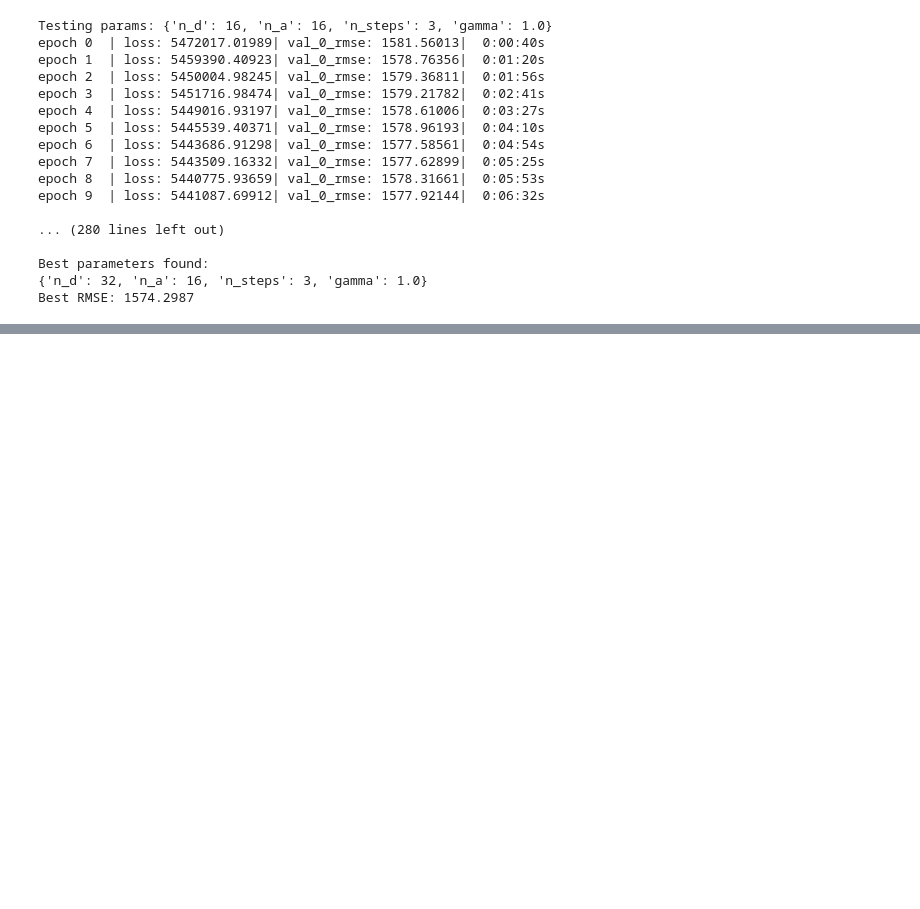
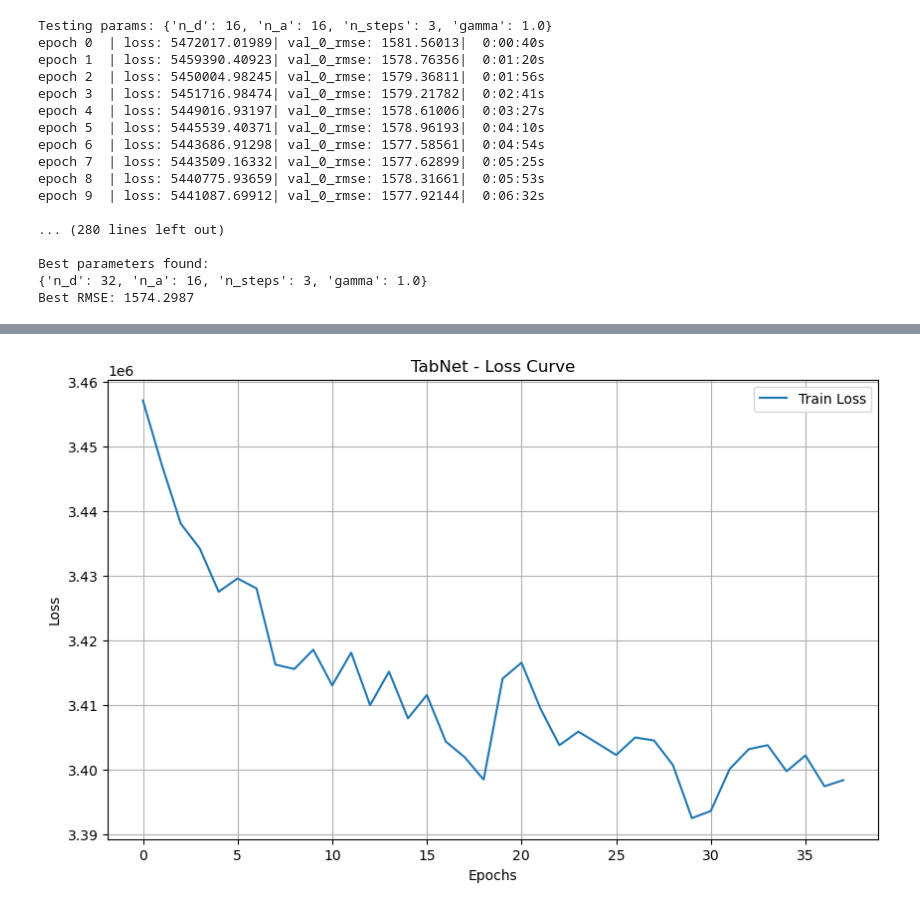
Before and after one commit to kwiatkowskaa/PowerOutage_Prediction, a Jupyter notebook: notebooks/03_model_development.ipynb, the cells around one changed output, grey strips where cells are left out. Saved outputs shown, nothing was run; the diff lists cells and outputs as text; code cells hidden in the pictures; blank space fills up the shorter version.

```diff
--- a/notebooks/03_model_development.ipynb
+++ b/notebooks/03_model_development.ipynb
@@ -827,0 +845,13 @@ model_TabNet_v2.save_model('../models/tabnet_model_v2')
+# %%
+train_loss = model_TabNet_v2.history['loss']
+
+plt.figure(figsize=(10, 6))
+plt.plot(train_loss, label='Train Loss')
+plt.xlabel('Epochs')
+plt.ylabel('Loss')
+plt.title('TabNet - Loss Curve')
+plt.legend()
+plt.grid(True)
+plt.show()
+# %% [output]
+[figure, added]
```
Also changed, not shown: parts of 6 cells of this notebook, 2 other files.
